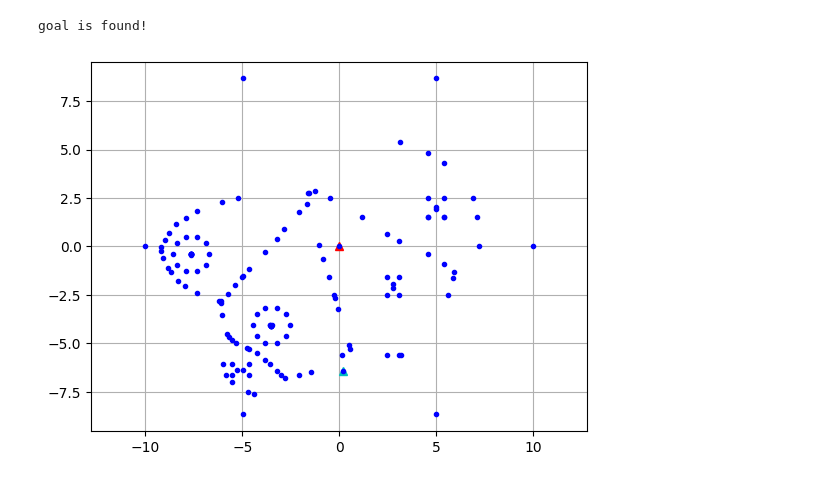
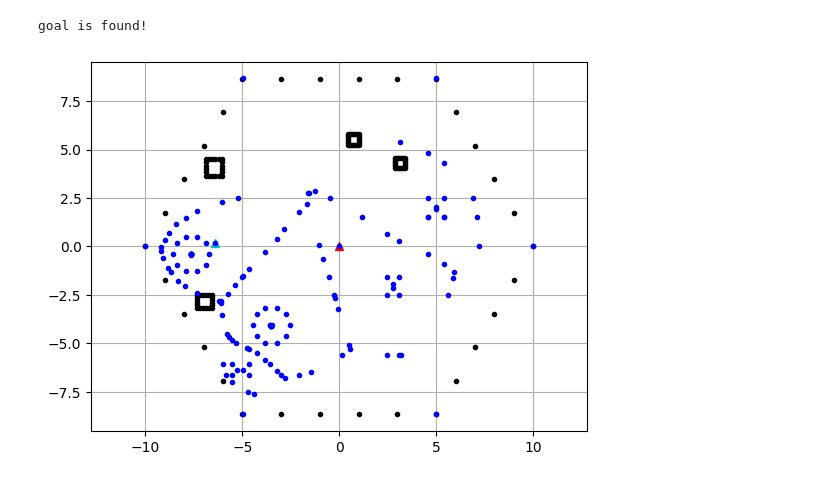
Before and after one commit to nicolazilio0/MAPF, a Jupyter notebook: path_planning/src/python_code/voronoi_debug.ipynb, the cells around one changed output. Cells and saved outputs as stored; diff of their text form; code cells hidden in the pictures.

```diff
--- a/path_planning/src/python_code/voronoi_debug.ipynb
+++ b/path_planning/src/python_code/voronoi_debug.ipynb
@@ -144,21 +245,21 @@ class VoronoiRoadMapPlanner:
 # %%
 # start and goal position
 sx = 0 # [m]
 sy = 0  # [m]
-gx = .18  # [m]
-gy = -6.42  # [m]
+gx = -6.42  # [m]
+gy = .18  # [m]
 robot_size = 0.353 # [m]
 
-ox = []
-oy = []
+ox = obstacles[...,0]
+oy = obstacles[...,1]
 
 rx, ry = VoronoiRoadMapPlanner().planning(sx, sy, gx, gy, ox, oy,
                                           robot_size)
 
 assert rx, 'Cannot found path'
 # %% [output]
 goal is found!
-[figure, old version]
+[figure, new version]
 # %%
 plt.figure(figsize=(5,5))
 plt.xlim(-10,10)
```
Also changed, not shown: parts of 12 cells of this notebook, 6 other files.
